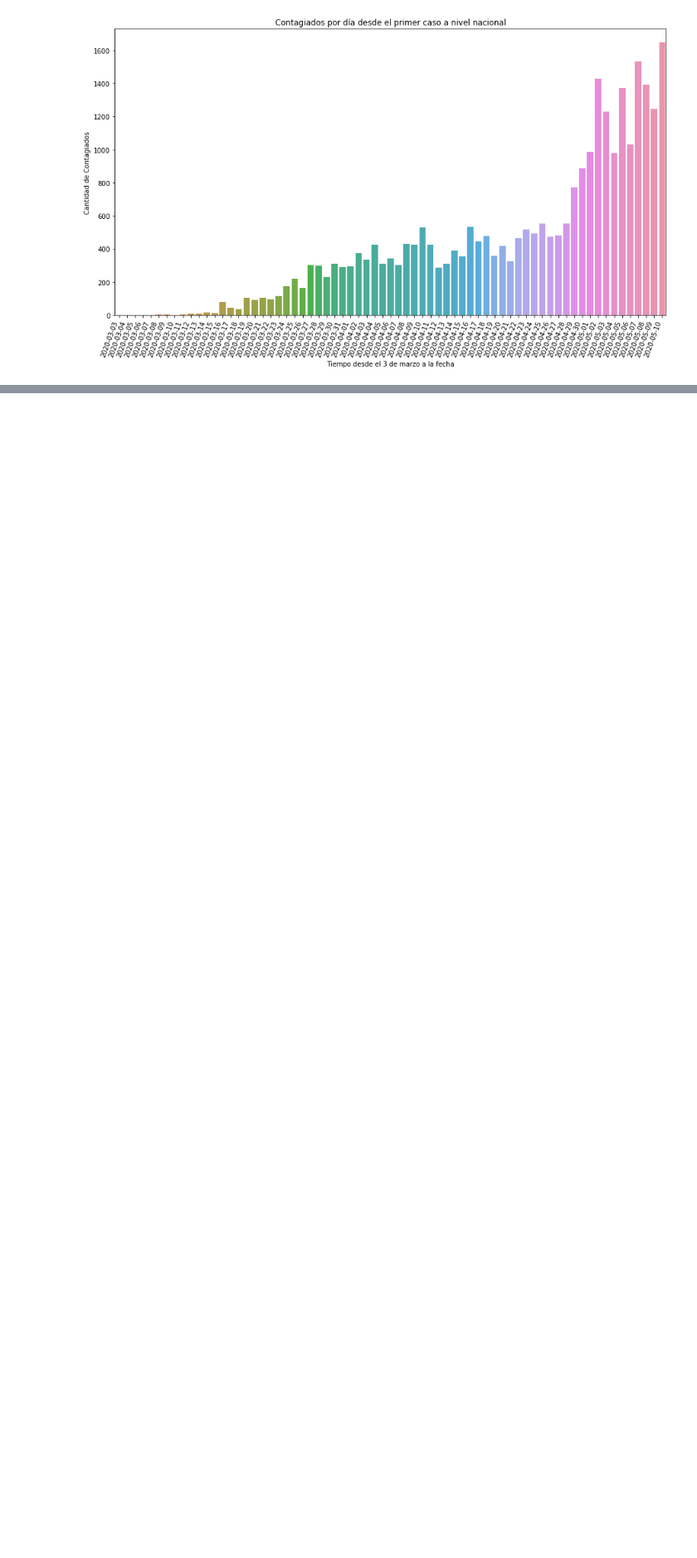
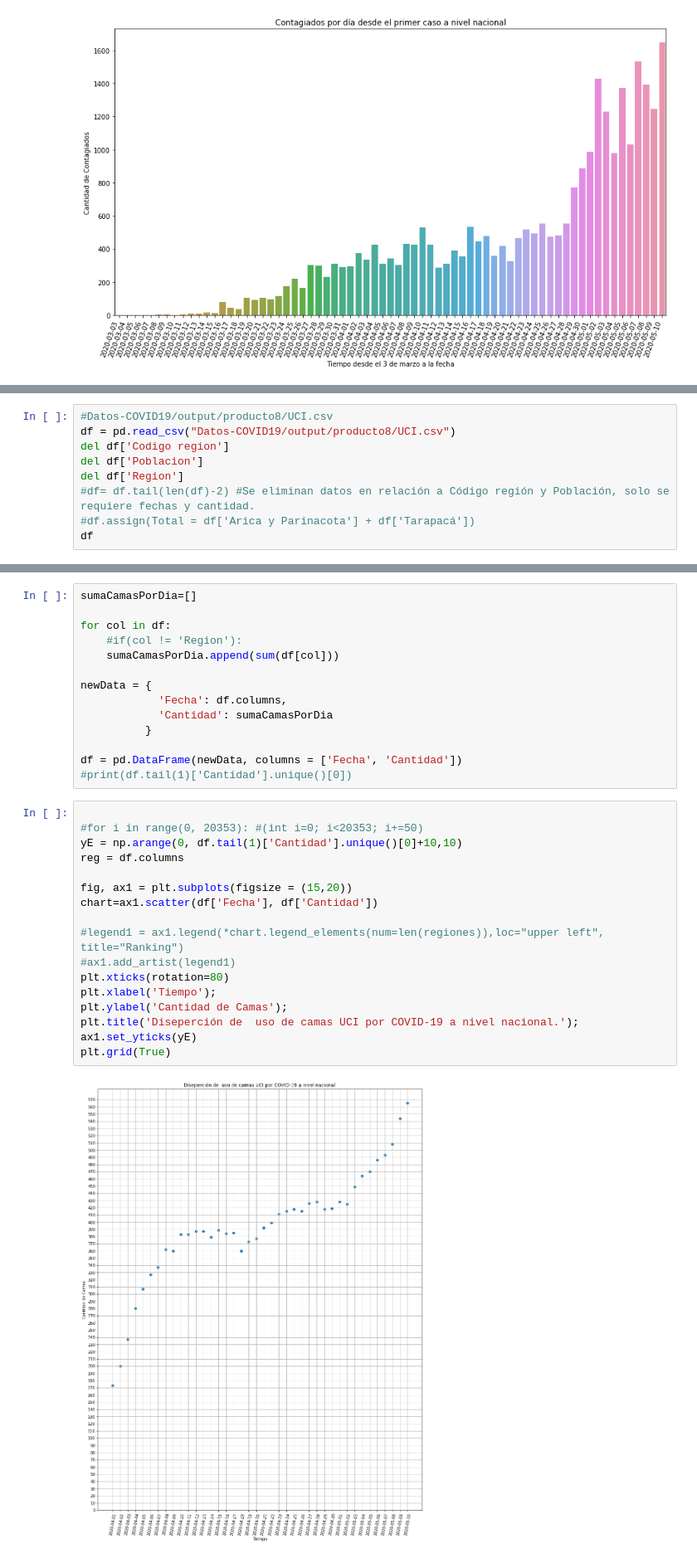
Before and after one commit to EdGoll/doctorado, a Jupyter notebook: Mineria_de_Datos/Taller_01/Taller_01.ipynb, the cells around one changed output, grey strips where cells are left out. Shown at 83% size. Drawn from its saved outputs; the diff is of its cells as text; blank space fills up the shorter version.

```diff
--- a/Mineria_de_Datos/Taller_01/Taller_01.ipynb
+++ b/Mineria_de_Datos/Taller_01/Taller_01.ipynb
@@ -345,0 +353,9 @@ plt.title('Contagiados por día desde el primer caso a nivel nacional');
+# %%
+#Datos-COVID19/output/producto8/UCI.csv
+df = pd.read_csv("Datos-COVID19/output/producto8/UCI.csv")
+del df['Codigo region']
+del df['Poblacion']
+del df['Region']
+#df= df.tail(len(df)-2) #Se eliminan datos en relación a Código región y Población, solo se requiere fechas y cantidad.
+#df.assign(Total = df['Arica y Parinacota'] + df['Tarapacá'])
+df
@@ -345,0 +381,33 @@ plt.title('Contagiados por día desde el primer caso a nivel nacional');
+# %%
+sumaCamasPorDia=[]
+
+for col in df:
+    #if(col != 'Region'):
+    sumaCamasPorDia.append(sum(df[col]))
+
+newData = {
+            'Fecha': df.columns,
+            'Cantidad': sumaCamasPorDia
+          }
+
+df = pd.DataFrame(newData, columns = ['Fecha', 'Cantidad'])
+#print(df.tail(1)['Cantidad'].unique()[0])
+# %%
+
+#for i in range(0, 20353): #(int i=0; i<20353; i+=50)
+yE = np.arange(0, df.tail(1)['Cantidad'].unique()[0]+10,10)
+reg = df.columns
+
+fig, ax1 = plt.subplots(figsize = (15,20))
+chart=ax1.scatter(df['Fecha'], df['Cantidad'])
+
+#legend1 = ax1.legend(*chart.legend_elements(num=len(regiones)),loc="upper left", title="Ranking")
+#ax1.add_artist(legend1)
+plt.xticks(rotation=80)
+plt.xlabel('Tiempo');
+plt.ylabel('Cantidad de Camas');
+plt.title('Diseperción de  uso de camas UCI por COVID-19 a nivel nacional.');
+ax1.set_yticks(yE)
+plt.grid(True)
+# %% [output]
+[figure, added]
```
Also changed, not shown: parts of 26 cells of this notebook.
